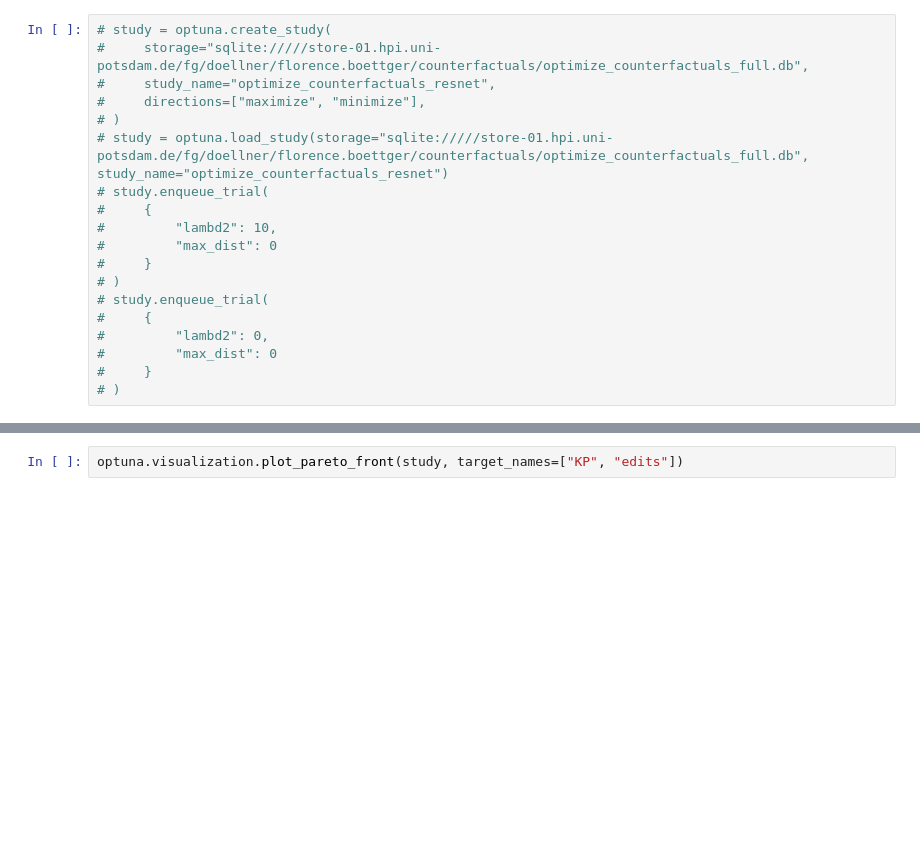
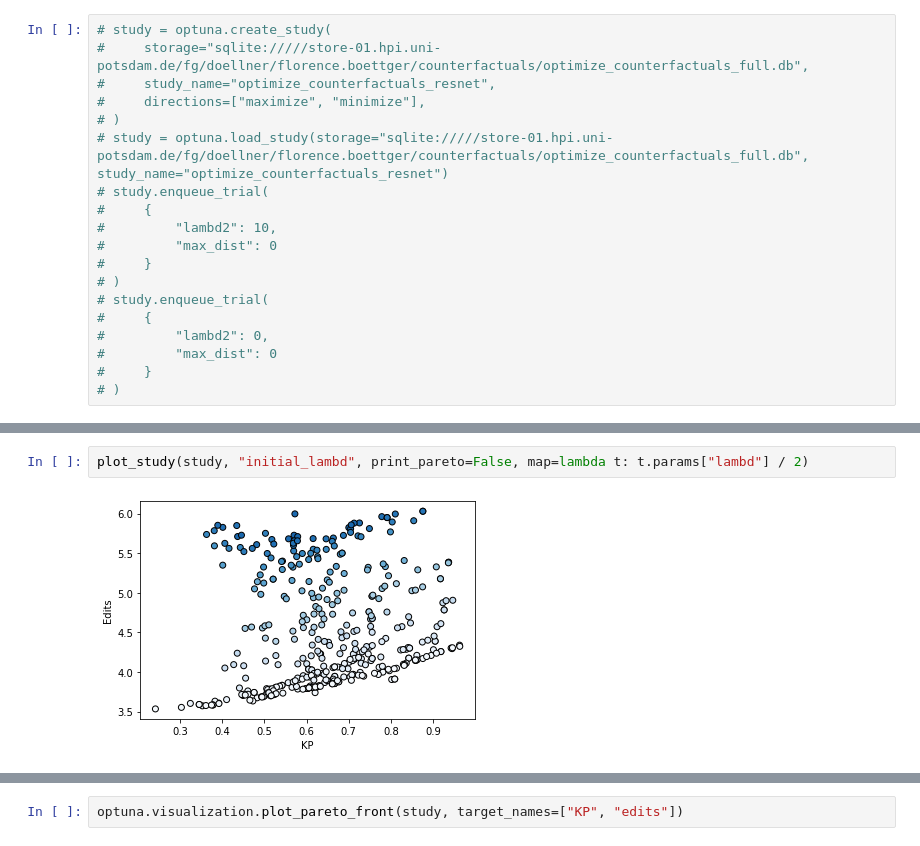
Before and after one commit to florenceboettger/visual-counterfactuals, a Jupyter notebook: evaluate_study_initial.ipynb, the cells around one changed output, grey strips where cells are left out. Saved outputs shown, nothing was run; the diff lists cells and outputs as text; blank space fills up the shorter version.

```diff
--- a/evaluate_study_initial.ipynb
+++ b/evaluate_study_initial.ipynb
@@ -51,3 +54,7 @@ plot_study(study, "initial_lambd2", print_pareto=False, map=lambda t: t.params["
+# %%
+plot_study(study, "initial_lambd", print_pareto=False, map=lambda t: t.params["lambd"] / 2)
+# %% [output]
+[figure, added]
 # %%
 plot_study(study, "initial_max_dist", print_pareto=False, map=lambda t: t.params["max_dist"] / 3)
 # %% [output]
```
Also changed, not shown: parts of 17 cells of this notebook, 15 other files.
